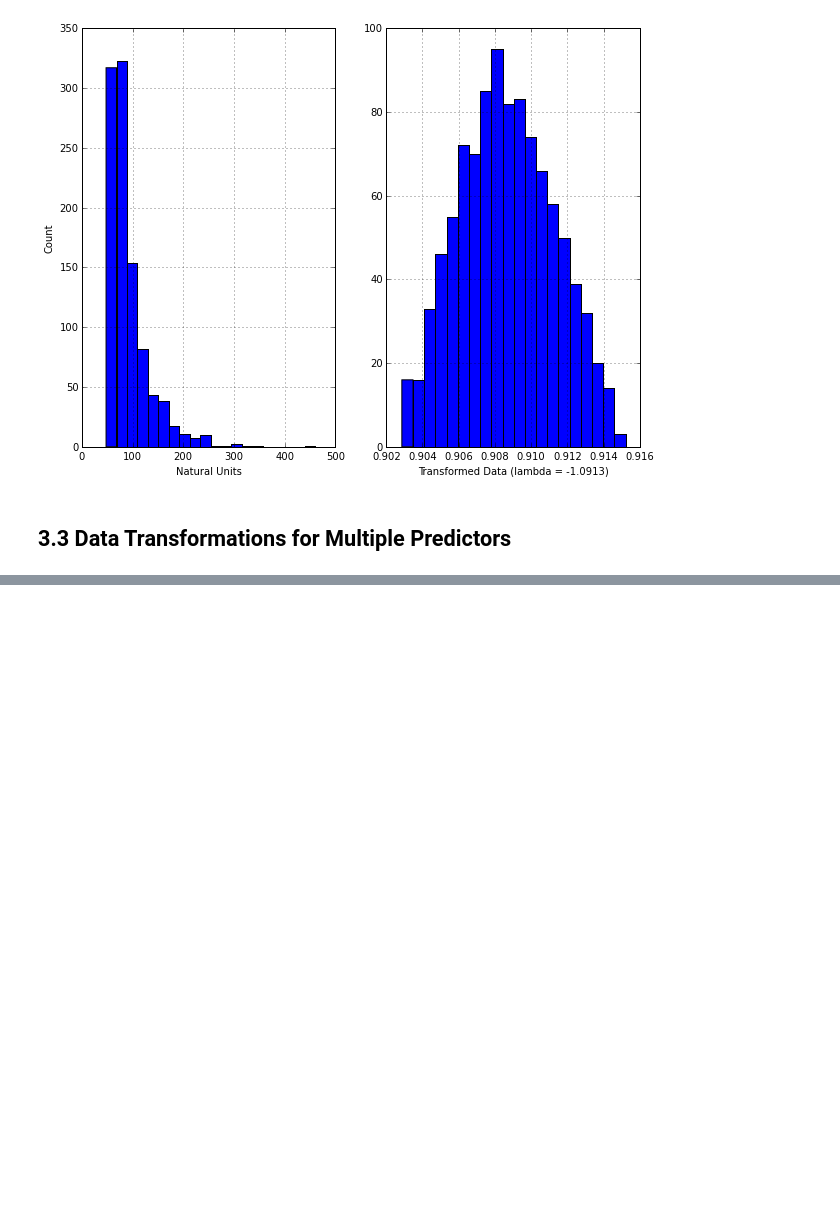
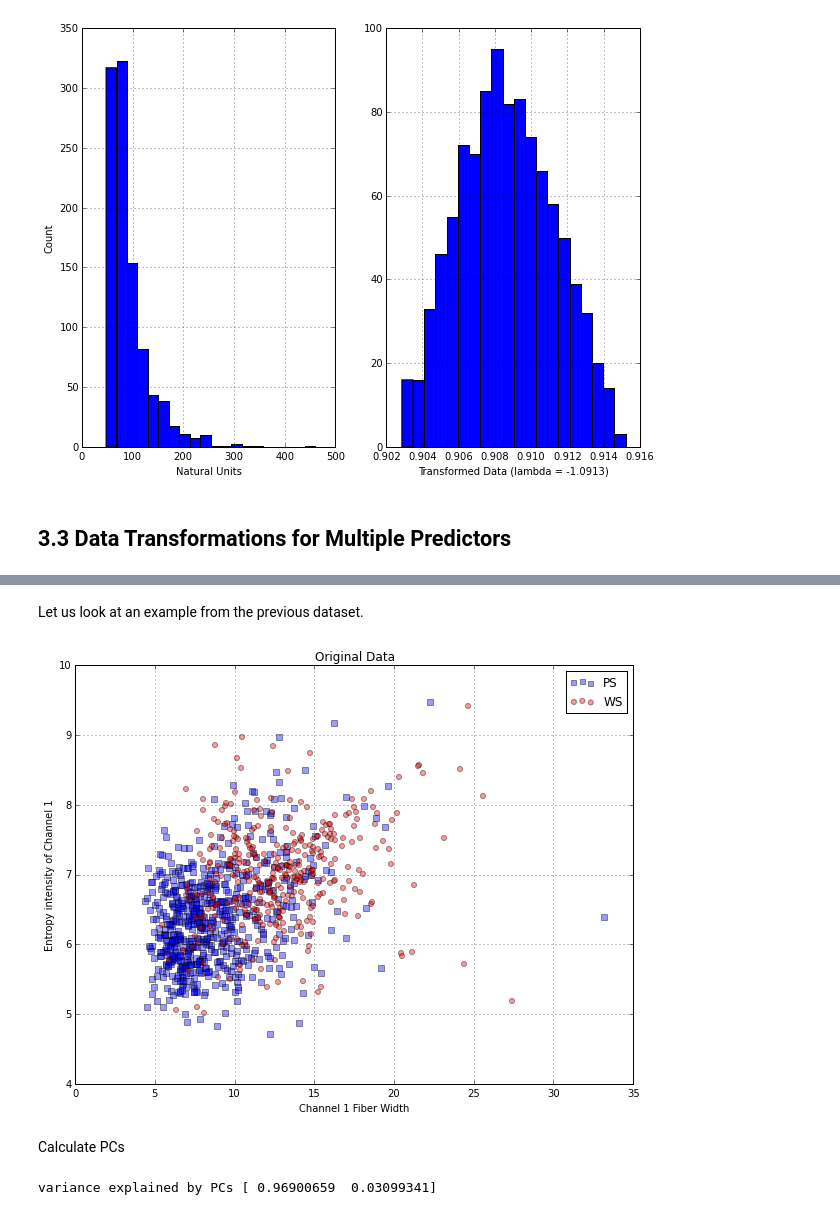
Before and after one commit to LeiG/Applied-Predictive-Modeling-with-Python, a Jupyter notebook: notebooks/Chapter 3.ipynb, the cells around one changed output, grey strips where cells are left out. Drawn from its saved outputs; the diff is of its cells as text; code cells hidden in the pictures; blank space fills up the shorter version.

```diff
--- a/notebooks/Chapter 3.ipynb
+++ b/notebooks/Chapter 3.ipynb
@@ -144,0 +207,34 @@ ax2.set_xlabel('Transformed Data (lambda = {:1.4f})'.format(boxcox(cell_train['P
+# %% [markdown]
+Let us look at an example from the previous dataset.
+# %%
+cell_train_subset = cell_train[['Class', 'FiberWidthCh1', 'EntropyIntenCh1']]
+# %%
+colors = ['b', 'r']
+markers = ['s', 'o']
+c = ['PS', 'WS']
+for k, m in enumerate(colors):
+    i = (cell_train_subset['Class'] == c[k])
+    if k == 0:
+        plt.scatter(cell_train_subset['FiberWidthCh1'][i], cell_train_subset['EntropyIntenCh1'][i],
+                    c=m, marker=markers[k], alpha=0.4, s=26, label='PS')
+    else:
+        plt.scatter(cell_train_subset['FiberWidthCh1'][i], cell_train_subset['EntropyIntenCh1'][i],
+                    c=m, marker=markers[k], alpha=0.4, s=26, label='WS')
+
+plt.title('Original Data')
+plt.xlabel('Channel 1 Fiber Width')
+plt.ylabel('Entropy intensity of Channel 1')
+plt.legend(loc='upper right')
+plt.show()
+# %% [output]
+[figure, added]
+# %% [markdown]
+Calculate PCs
+# %%
+from sklearn.decomposition import PCA
+
+pca = PCA()
+pca.fit(cell_train_subset[['FiberWidthCh1', 'EntropyIntenCh1']])
+print 'variance explained by PCs {0}'.format(pca.explained_variance_ratio_)
+# %% [output]
+variance explained by PCs [ 0.96900659  0.03099341]
```
Also changed, not shown: parts of 82 cells of this notebook, 2 other files.
